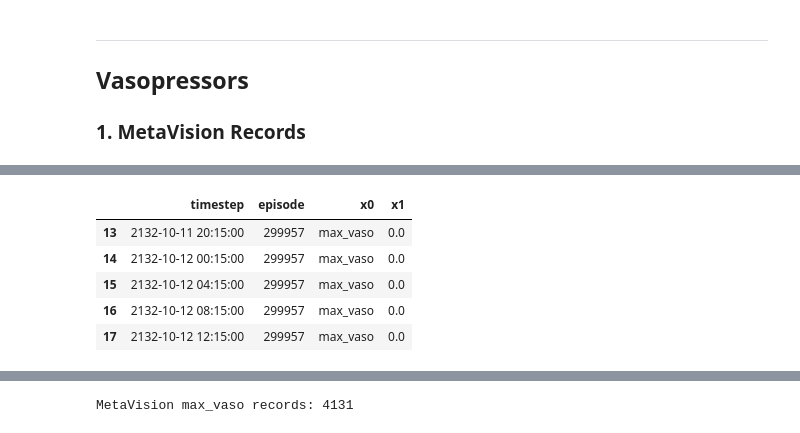
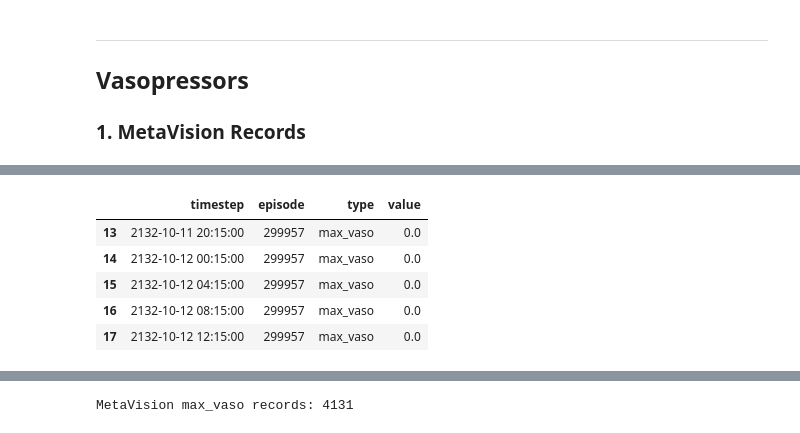
Before and after one commit to thomas097/Haemodynamic-Optimization-Reinforcement-Learning, a Jupyter notebook: preprocessing/MIMIC-III_preprocessing_attention_v1.ipynb, the cells around one changed output, grey strips where cells are left out. Cells and saved outputs as stored; diff of their text form; code cells hidden in the pictures.

```diff
--- a/preprocessing/MIMIC-III_preprocessing_attention_v1.ipynb
+++ b/preprocessing/MIMIC-III_preprocessing_attention_v1.ipynb
@@ -181,34 +181,35 @@ vaso_mv_df.head()
 # %%
 sampled_vaso_mv_dfs = []
 
-# Process admissions one-by-one
 for icustay_id, treatments in tqdm(vaso_mv_df.groupby('icustay_id')):
 
     # Part of sepsis-3 cohort?
     if icustay_id not in interval_times:
         continue
 
-    # Vector to store computed VP doses into
     intervals = interval_times[icustay_id]
     max_vaso = np.zeros(len(intervals), dtype=np.float64)
 
     for i, (interval_start, interval_end) in enumerate(intervals):
-        # Inclusion test: treatment timeframe overlaps with current interval.
+        # Inclusion test: treatment timeframe overlaps with current interval
         condition = (treatments['starttime'] <= interval_end) & (treatments['endtime'] > interval_start)
         max_vaso[i] = treatments[condition]['mcgkgmin'].max()
+
+    # NaN -> no treatment
+    max_vaso = np.nan_to_num(max_vaso, nan=0.0)
 
     # Store VP doses of admission in DataFrame
     sampled_vaso_mv_df = pd.DataFrame({'timestep': [start for start, _ in intervals],
                                        'episode': icustay_id,
-                                       'x0': 'max_vaso',
-                                       'x1': np.nan_to_num(max_vaso, nan=0.0)}) # NaN (no treatment) -> zero dose
+                                       'type': 'max_vaso',
+                                       'value': max_vaso})
     sampled_vaso_mv_dfs.append(sampled_vaso_mv_df)
 
 # Concat DataFrames of individual admissions
 sampled_vaso_mv_df = pd.concat(sampled_vaso_mv_dfs)
 sampled_vaso_mv_df.tail()
 # %% [output]
-|  | timestep | episode | x0 | x1 |
+|  | timestep | episode | type | value |
 | 13 | 2132-10-11 20:15:00 | 299957 | max_vaso | 0.0 |
 | 14 | 2132-10-12 00:15:00 | 299957 | max_vaso | 0.0 |
 | 15 | 2132-10-12 04:15:00 | 299957 | max_vaso | 0.0 |
```
Also changed, not shown: parts of 43 cells of this notebook.
